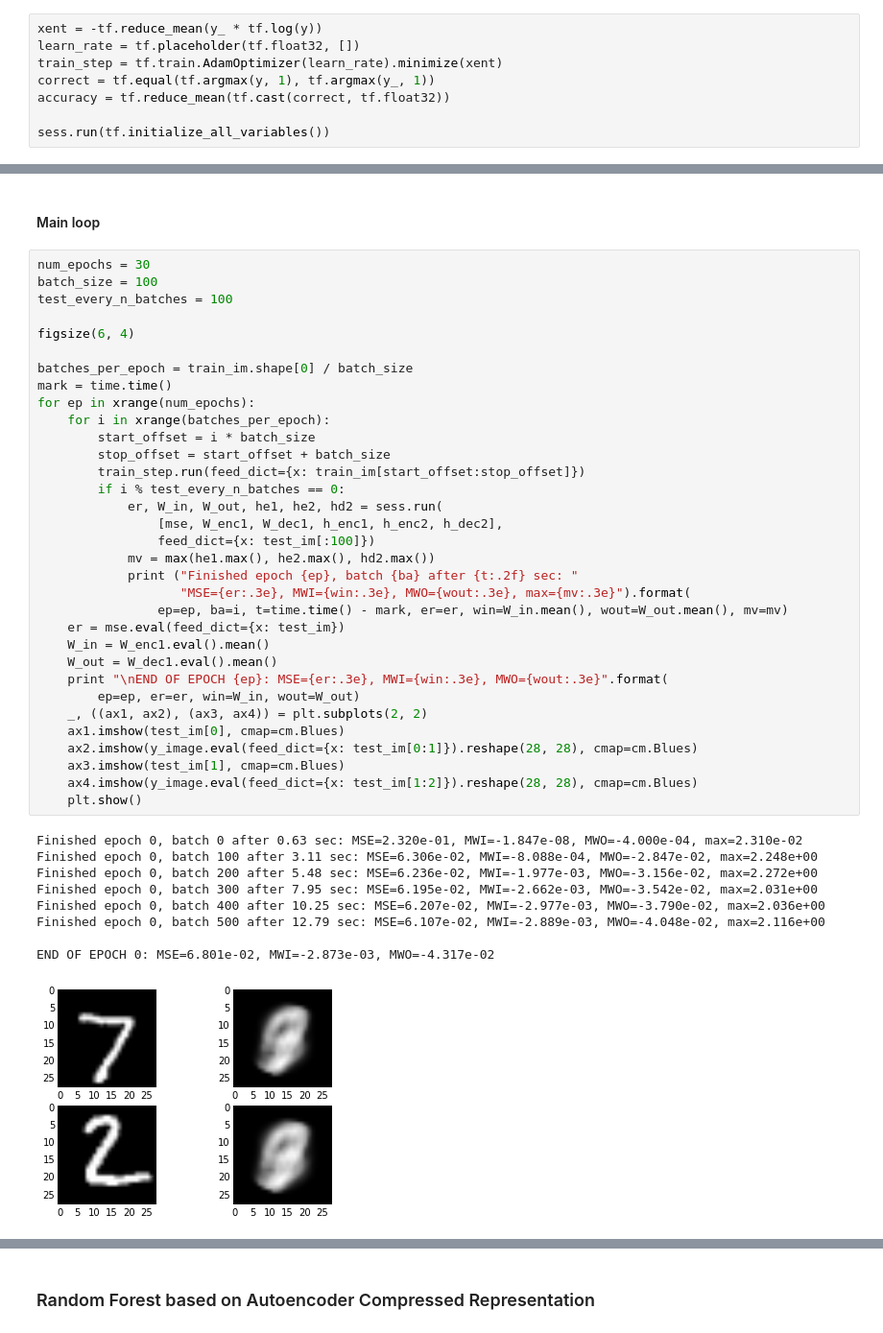
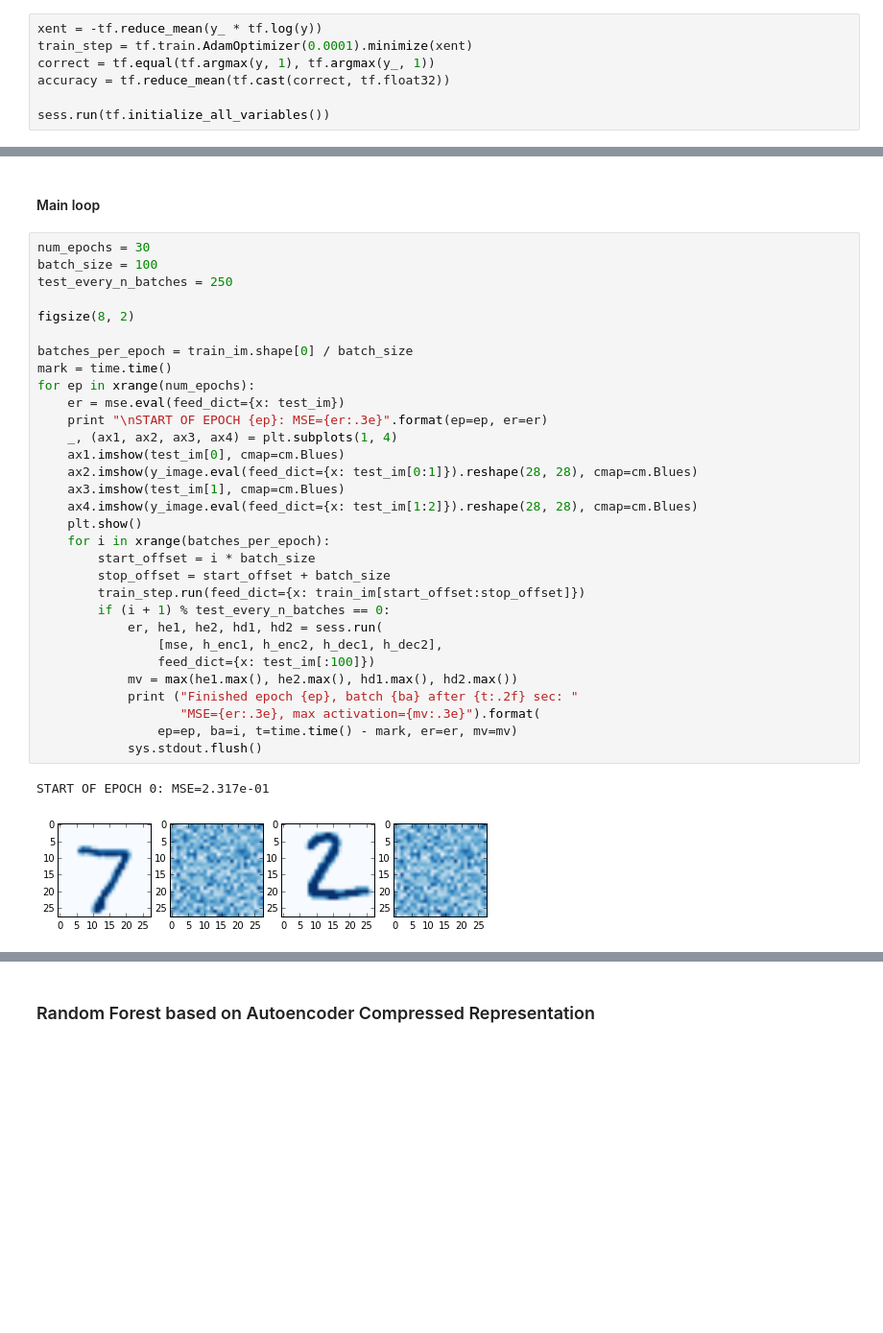
Before and after one commit to jeffschecter/sandbox, a Jupyter notebook: MNIST.ipynb, the cells around one changed output, grey strips where cells are left out. Shown at 96% size. Cells and saved outputs as stored; diff of their text form; blank space fills up the shorter version.

```diff
--- a/MNIST.ipynb
+++ b/MNIST.ipynb
@@ -187,8 +190,7 @@ with tf.name_scope("softmax_output") as scope:
 #### Training, Evaluation, and Initilization
 # %%
 xent = -tf.reduce_mean(y_ * tf.log(y))
-learn_rate = tf.placeholder(tf.float32, [])
-train_step = tf.train.AdamOptimizer(learn_rate).minimize(xent)
+train_step = tf.train.AdamOptimizer(0.0001).minimize(xent)
 correct = tf.equal(tf.argmax(y, 1), tf.argmax(y_, 1))
 accuracy = tf.reduce_mean(tf.cast(correct, tf.float32))
 
@@ -414,43 +410,34 @@ sess.run(tf.initialize_all_variables())
 # %%
 num_epochs = 30
 batch_size = 100
-test_every_n_batches = 100
+test_every_n_batches = 250
 
-figsize(6, 4)
+figsize(8, 2)
 
 batches_per_epoch = train_im.shape[0] / batch_size
 mark = time.time()
 for ep in xrange(num_epochs):
-    for i in xrange(batches_per_epoch):
-        start_offset = i * batch_size
-        stop_offset = start_offset + batch_size
-        train_step.run(feed_dict={x: train_im[start_offset:stop_offset]})
-        if i % test_every_n_batches == 0:
-            er, W_in, W_out, he1, he2, hd2 = sess.run(
-                [mse, W_enc1, W_dec1, h_enc1, h_enc2, h_dec2],
-                feed_dict={x: test_im[:100]})
-            mv = max(he1.max(), he2.max(), hd2.max())
-            print ("Finished epoch {ep}, batch {ba} after {t:.2f} sec: "
-                   "MSE={er:.3e}, MWI={win:.3e}, MWO={wout:.3e}, max={mv:.3e}").format(
-                ep=ep, ba=i, t=time.time() - mark, er=er, win=W_in.mean(), wout=W_out.mean(), mv=mv)
     er = mse.eval(feed_dict={x: test_im})
-    W_in = W_enc1.eval().mean()
-    W_out = W_dec1.eval().mean()
-    print "\nEND OF EPOCH {ep}: MSE={er:.3e}, MWI={win:.3e}, MWO={wout:.3e}".format(
-        ep=ep, er=er, win=W_in, wout=W_out)
-    _, ((ax1, ax2), (ax3, ax4)) = plt.subplots(2, 2)
+    print "\nSTART OF EPOCH {ep}: MSE={er:.3e}".format(ep=ep, er=er)
+    _, (ax1, ax2, ax3, ax4) = plt.subplots(1, 4)
     ax1.imshow(test_im[0], cmap=cm.Blues)
     ax2.imshow(y_image.eval(feed_dict={x: test_im[0:1]}).reshape(28, 28), cmap=cm.Blues)
     ax3.imshow(test_im[1], cmap=cm.Blues)
     ax4.imshow(y_image.eval(feed_dict={x: test_im[1:2]}).reshape(28, 28), cmap=cm.Blues)
     plt.show()
+    for i in xrange(batches_per_epoch):
+        start_offset = i * batch_size
+        stop_offset = start_offset + batch_size
+        train_step.run(feed_dict={x: train_im[start_offset:stop_offset]})
+        if (i + 1) % test_every_n_batches == 0:
+            er, he1, he2, hd1, hd2 = sess.run(
+                [mse, h_enc1, h_enc2, h_dec1, h_dec2],
+                feed_dict={x: test_im[:100]})
+            mv = max(he1.max(), he2.max(), hd1.max(), hd2.max())
+            print ("Finished epoch {ep}, batch {ba} after {t:.2f} sec: "
+                   "MSE={er:.3e}, max activation={mv:.3e}").format(
+                ep=ep, ba=i, t=time.time() - mark, er=er, mv=mv)
+            sys.stdout.flush()
 # %% [output]
-Finished epoch 0, batch 0 after 0.63 sec: MSE=2.320e-01, MWI=-1.847e-08, MWO=-4.000e-04, max=2.310e-02
-Finished epoch 0, batch 100 after 3.11 sec: MSE=6.306e-02, MWI=-8.088e-04, MWO=-2.847e-02, max=2.248e+00
-Finished epoch 0, batch 200 after 5.48 sec: MSE=6.236e-02, MWI=-1.977e-03, MWO=-3.156e-02, max=2.272e+00
-Finished epoch 0, batch 300 after 7.95 sec: MSE=6.195e-02, MWI=-2.662e-03, MWO=-3.542e-02, max=2.031e+00
-Finished epoch 0, batch 400 after 10.25 sec: MSE=6.207e-02, MWI=-2.977e-03, MWO=-3.790e-02, max=2.036e+00
-Finished epoch 0, batch 500 after 12.79 sec: MSE=6.107e-02, MWI=-2.889e-03, MWO=-4.048e-02, max=2.116e+00
-
-END OF EPOCH 0: MSE=6.801e-02, MWI=-2.873e-03, MWO=-4.317e-02
+START OF EPOCH 0: MSE=2.317e-01
-[figure, old version]
+[figure, new version]
```
Also changed, not shown: parts of 14 cells of this notebook.
